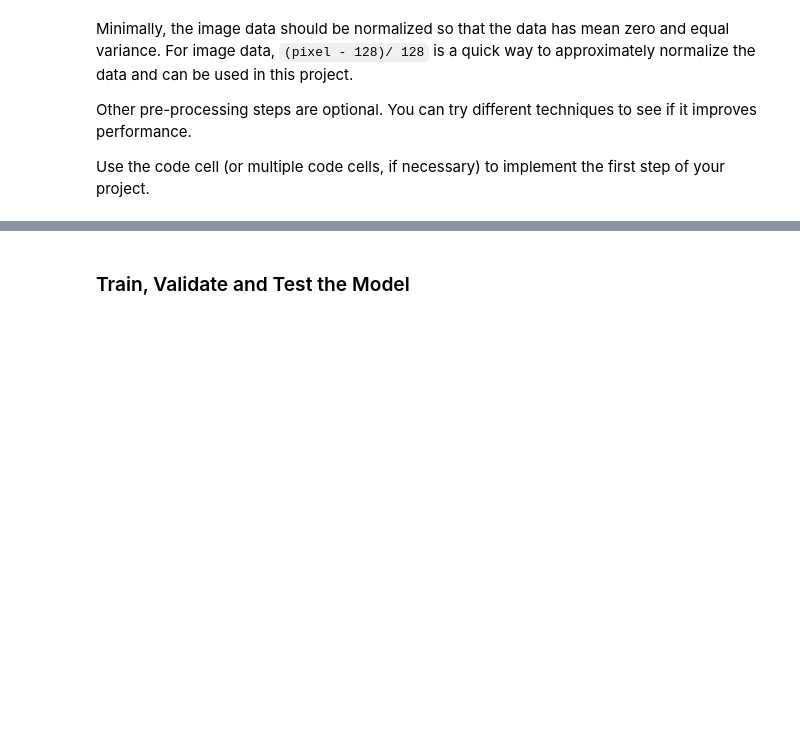
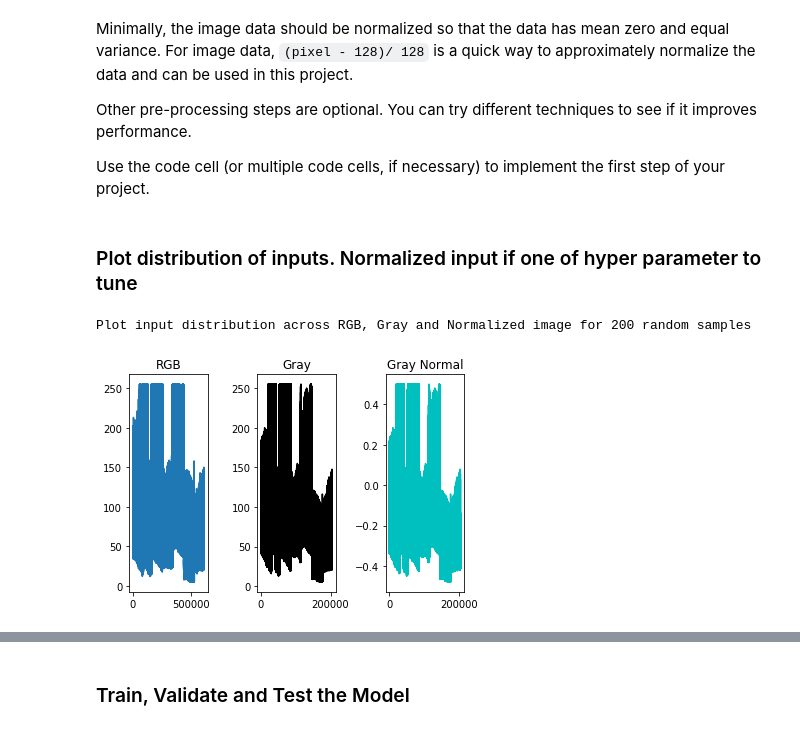
Before and after one commit to pankaj02/CarND-Traffic-Sign-Classifier-Project, a Jupyter notebook: Traffic_Sign_Classifier.ipynb, the cells around one changed output, grey strips where cells are left out. Saved outputs shown, nothing was run; the diff lists cells and outputs as text; code cells hidden in the pictures; blank space fills up the shorter version.

```diff
--- a/Traffic_Sign_Classifier.ipynb
+++ b/Traffic_Sign_Classifier.ipynb
@@ -24,11 +24,9 @@ The [rubric](https://review.udacity.com/#!/rubrics/481/view) contains "Stand Out
 import pickle
 import numpy as np
 
-# TODO: Fill this in based on where you saved the training and testing data
-
-training_file = 'traffic-signs-data/train.p'
-validation_file='traffic-signs-data/valid.p'
-testing_file = 'traffic-signs-data/test.p'
+training_file = 'train.p'
+validation_file='valid.p'
+testing_file = 'test.p'
 
 with open(training_file, mode='rb') as f:
     train = pickle.load(f)
@@ -148,11 +173,41 @@ Use the code cell (or multiple code cells, if necessary) to implement the first
 from sklearn.utils import shuffle
 import tensorflow as tf
 # Convert from RGB to gray
-X_train = np.dot(X_train[...,:3], np.array([0.299, 0.587, 0.114]).reshape(3,1))
-X_test = np.dot(X_test[...,:3], np.array([0.299, 0.587, 0.114]).reshape(3,1))
-X_valid = np.dot(X_valid[...,:3], np.array([0.299, 0.587, 0.114]).reshape(3,1))
+X_train_gray = np.dot(X_train[...,:3], np.array([0.299, 0.587, 0.114]).reshape(3,1))
+X_test_gray = np.dot(X_test[...,:3], np.array([0.299, 0.587, 0.114]).reshape(3,1))
+X_valid_gray = np.dot(X_valid[...,:3], np.array([0.299, 0.587, 0.114]).reshape(3,1))
 
 ## Normalize
-X_train = X_train / 255.0 - 0.5
-X_test = X_test / 255.0 - 0.5
-X_valid = X_valid / 255.0 - 0.5
+X_train_gray_norm = X_train_gray / 255.0 - .5
+X_test_gray_norm = X_test_gray / 255.0 -.5
+X_valid_gray_norm = X_valid_gray / 255.0 -.5
+# %% [markdown]
+### Plot distribution of inputs. Normalized input if one of hyper parameter to tune
+# %%
+no_sample = 200
+l_bound = random.randint(1,X_train.shape[0] - no_sample)
+u_bound = l_bound + no_sample
+print("Plot input distribution across RGB, Gray and Normalized image for {} random samples".format(no_sample) )
+fig = plt.figure()
+# Plot RGB Distribution
+x = X_train[l_bound:u_bound,...]
+x = x.flatten()
+axis = plt.subplot2grid((1,8), (0,0),colspan=2)
+plt.plot(x)
+plt.title("RGB")
+# Plot gray image
+axis = plt.subplot2grid((1,8), (0,3),colspan=2)
+x = X_train_gray[l_bound:u_bound,...]
+x = x.flatten()
+plt.plot(x,'k')
+plt.title("Gray")
+# Plot Gray Normalized image
+axis = plt.subplot2grid((1,8), (0,6),colspan=2)
+x = X_train_gray_norm[l_bound:u_bound,...]
+x = x.flatten()
+plt.plot(x,'c')
+plt.title("Gray Normal")
+plt.show()
+# %% [output]
+Plot input distribution across RGB, Gray and Normalized image for 200 random samples
+[figure, added]
```
Also changed, not shown: parts of 19 cells of this notebook.
